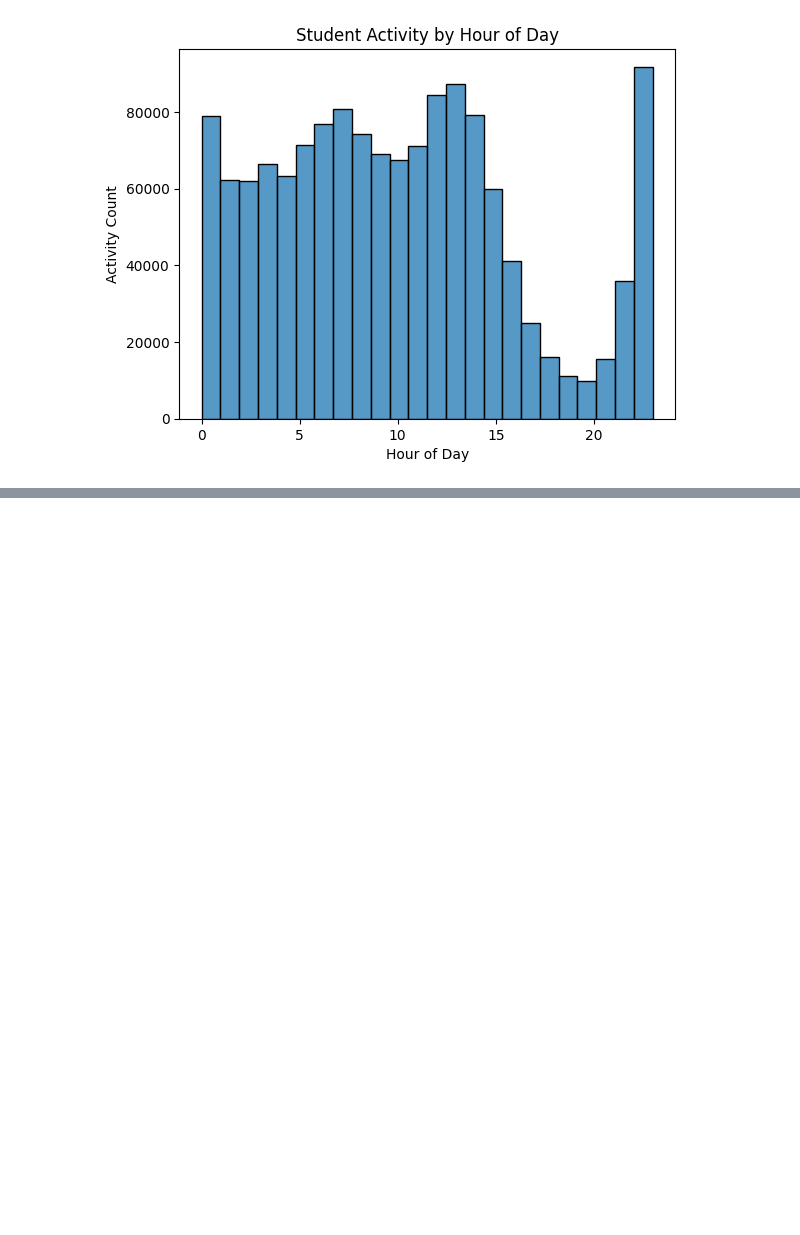
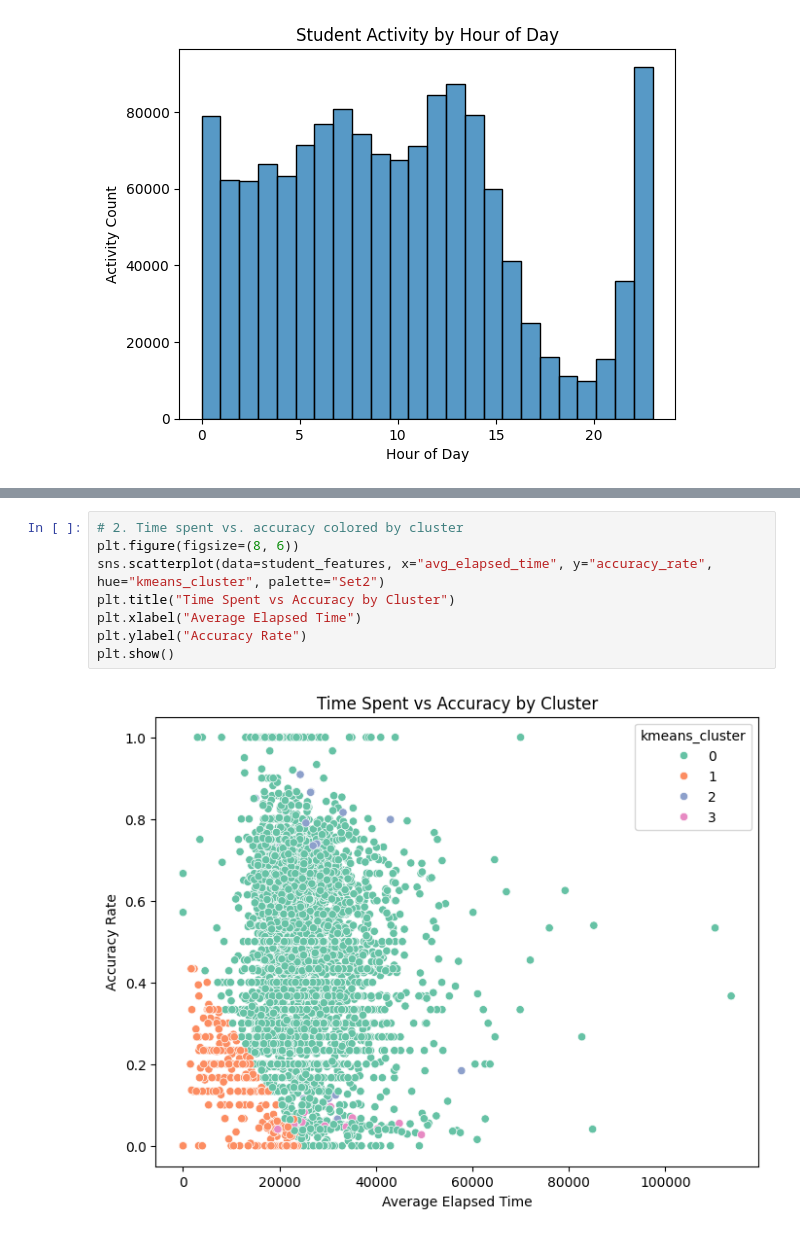
Before and after one commit to MoStrick/CapstoneProject_LearningPatterns, a Jupyter notebook: EDA.ipynb, the cells around one changed output, grey strips where cells are left out. Drawn from its saved outputs; the diff is of its cells as text; blank space fills up the shorter version.

```diff
--- a/EDA.ipynb
+++ b/EDA.ipynb
@@ -94,0 +205,10 @@ plt.show()
+# %%
+# 2. Time spent vs. accuracy colored by cluster
+plt.figure(figsize=(8, 6))
+sns.scatterplot(data=student_features, x="avg_elapsed_time", y="accuracy_rate", hue="kmeans_cluster", palette="Set2")
+plt.title("Time Spent vs Accuracy by Cluster")
+plt.xlabel("Average Elapsed Time")
+plt.ylabel("Accuracy Rate")
+plt.show()
+# %% [output]
+[figure, added]
```
Also changed, not shown: parts of 11 cells of this notebook, 1 other file.
